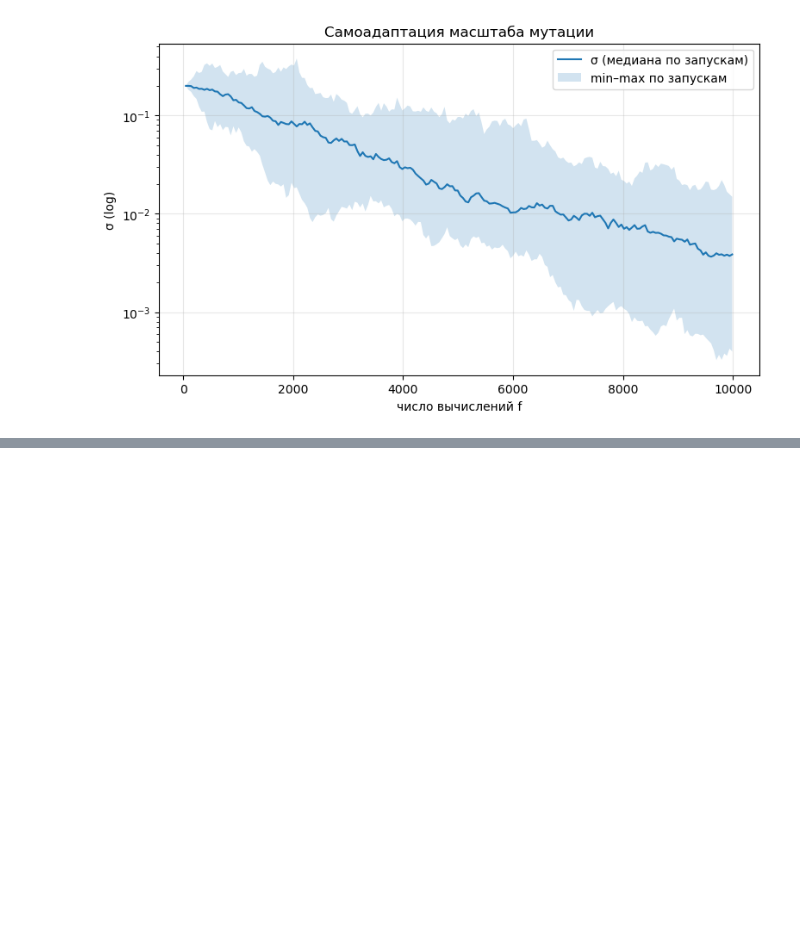
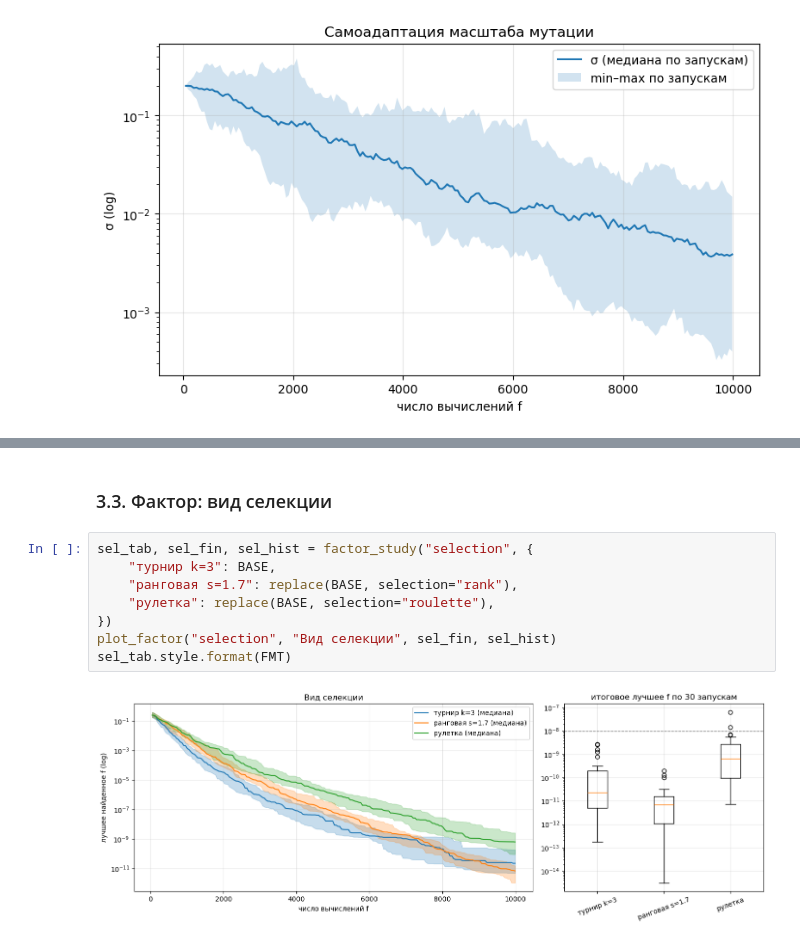
Before and after one commit to mack011y/gen_lab1, a Jupyter notebook: lab1/lab1.ipynb, the cells around one changed output, grey strips where cells are left out. Drawn from its saved outputs; the diff is of its cells as text; blank space fills up the shorter version.

```diff
--- a/lab1/lab1.ipynb
+++ b/lab1/lab1.ipynb
@@ -615,0 +684,12 @@ plt.show()
+# %% [markdown]
+### 3.3. Фактор: вид селекции
+# %%
+sel_tab, sel_fin, sel_hist = factor_study("selection", {
+    "турнир k=3": BASE,
+    "ранговая s=1.7": replace(BASE, selection="rank"),
+    "рулетка": replace(BASE, selection="roulette"),
+})
+plot_factor("selection", "Вид селекции", sel_fin, sel_hist)
+sel_tab.style.format(FMT)
+# %% [output]
+[figure, added]
```
Also changed, not shown: parts of 17 cells of this notebook, 29 other files.
